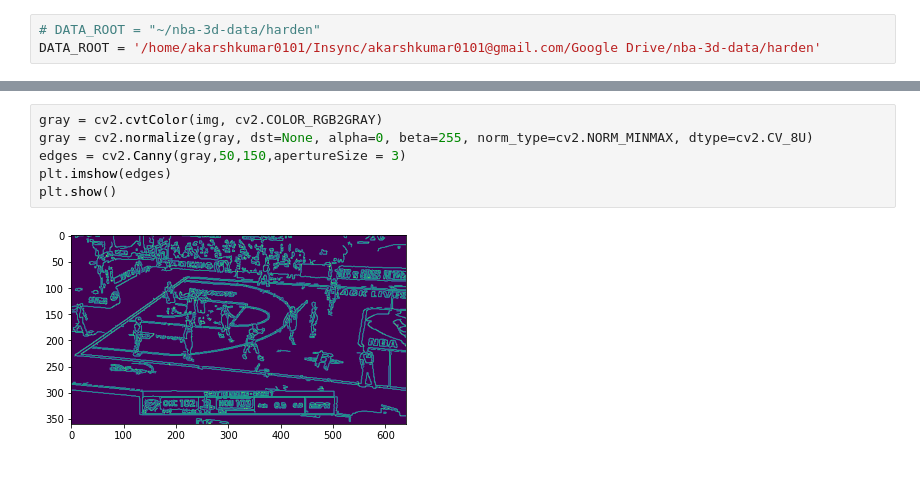
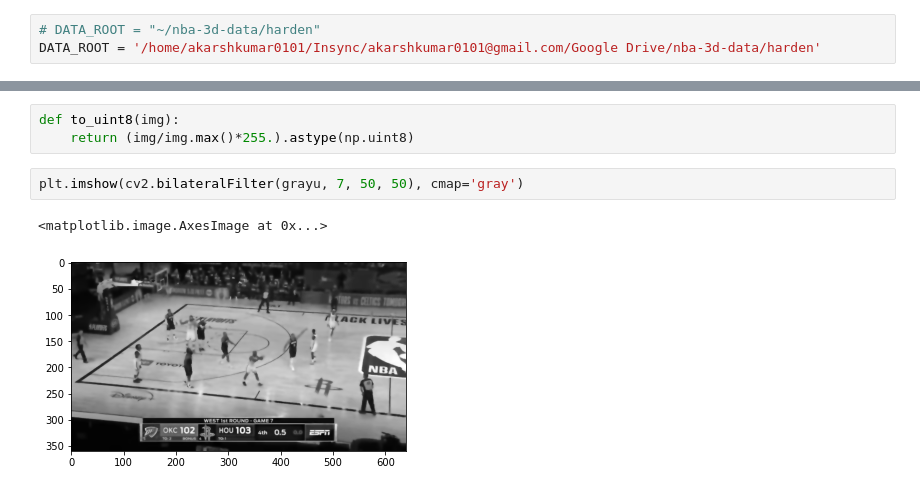
Before and after one commit to akarshkumar0101/nba-3d-ee-371q, a Jupyter notebook: image.ipynb, the cells around one changed output, grey strips where cells are left out. Saved outputs shown, nothing was run; the diff lists cells and outputs as text.

```diff
--- a/image.ipynb
+++ b/image.ipynb
@@ -42,8 +8,8 @@ plt.imshow(gray, cmap='gray')
-# %%
-gray = cv2.cvtColor(img, cv2.COLOR_RGB2GRAY)
-gray = cv2.normalize(gray, dst=None, alpha=0, beta=255, norm_type=cv2.NORM_MINMAX, dtype=cv2.CV_8U)
-edges = cv2.Canny(gray,50,150,apertureSize = 3)
-plt.imshow(edges)
-plt.show()
-# %% [output]
-[figure, removed]
+# %%
+def to_uint8(img):
+    return (img/img.max()*255.).astype(np.uint8)
+# %%
+plt.imshow(cv2.bilateralFilter(grayu, 7, 50, 50), cmap='gray')
+# %% [output]
+<matplotlib.image.AxesImage at 0x...>
+[figure, added]
```
Also changed, not shown: parts of 15 cells of this notebook.
